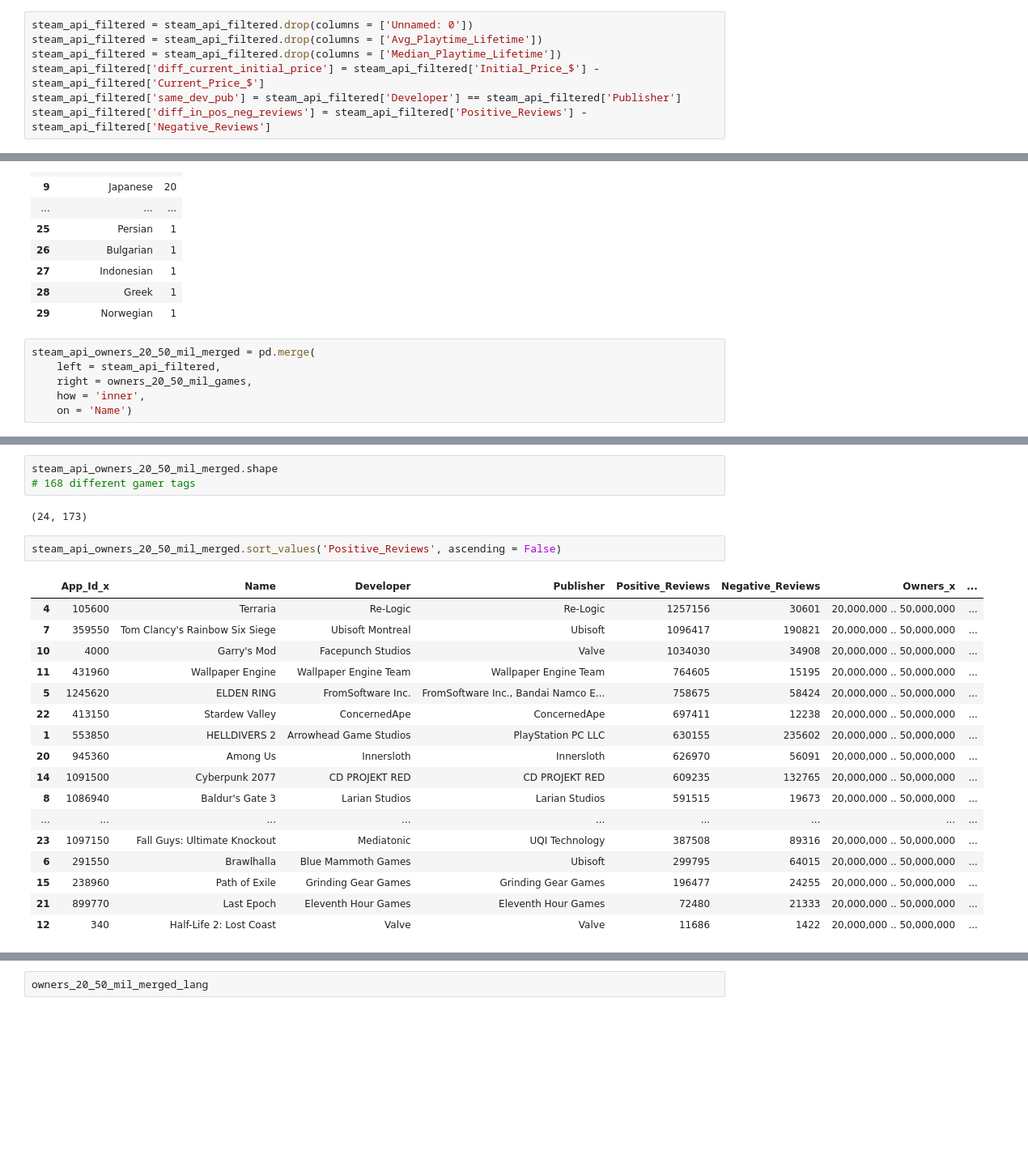
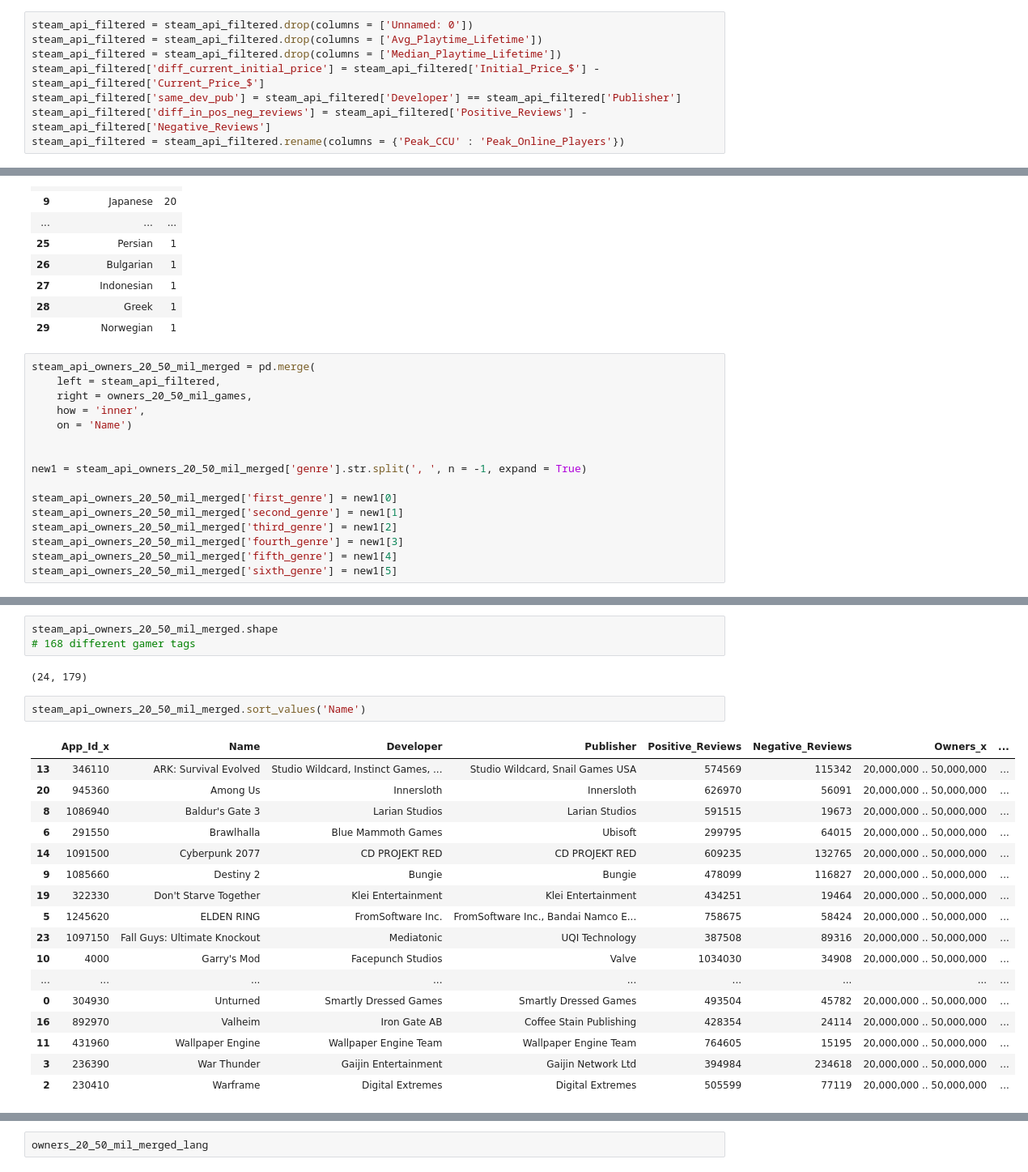
Before and after one commit to barbsjean/Steam_data_analysis, a Jupyter notebook: The Steam Notebook.ipynb, the cells around one changed output, grey strips where cells are left out. Shown at 81% size. Drawn from its saved outputs; the diff is of its cells as text; blank space fills up the shorter version.

```diff
--- a/The Steam Notebook.ipynb
+++ b/The Steam Notebook.ipynb
@@ -143,6 +143,7 @@ steam_api_filtered = steam_api_filtered.drop(columns = ['Median_Playtime_Lifetim
 steam_api_filtered['diff_current_initial_price'] = steam_api_filtered['Initial_Price_$'] - steam_api_filtered['Current_Price_$']
 steam_api_filtered['same_dev_pub'] = steam_api_filtered['Developer'] == steam_api_filtered['Publisher']
 steam_api_filtered['diff_in_pos_neg_reviews'] = steam_api_filtered['Positive_Reviews'] - steam_api_filtered['Negative_Reviews']
+steam_api_filtered = steam_api_filtered.rename(columns = {'Peak_CCU' : 'Peak_Online_Players'})
 # %%
 steam_api_filtered
 # %% [output]
@@ -590,4 +632,14 @@ steam_api_owners_20_50_mil_merged = pd.merge(
     right = owners_20_50_mil_games,
     how = 'inner',
     on = 'Name')
+
+
+new1 = steam_api_owners_20_50_mil_merged['genre'].str.split(', ', n = -1, expand = True)
+
+steam_api_owners_20_50_mil_merged['first_genre'] = new1[0]
+steam_api_owners_20_50_mil_merged['second_genre'] = new1[1]
+steam_api_owners_20_50_mil_merged['third_genre'] = new1[2]
+steam_api_owners_20_50_mil_merged['fourth_genre'] = new1[3]
+steam_api_owners_20_50_mil_merged['fifth_genre'] = new1[4]
+steam_api_owners_20_50_mil_merged['sixth_genre'] = new1[5]
 # %%
@@ -599,24 +648,24 @@ owners_20_50_mil_games[owners_20_50_mil_games['Name'] == "Don't Starve Together"
 steam_api_owners_20_50_mil_merged.shape
 # 168 different gamer tags
 # %% [output]
-(24, 173)
+(24, 179)
 # %%
-steam_api_owners_20_50_mil_merged.sort_values('Positive_Reviews', ascending = False)
+steam_api_owners_20_50_mil_merged.sort_values('Name')
 # %% [output]
 |  | App_Id_x | Name | Developer | Publisher | Positive_Reviews | Negative_Reviews | Owners_x | ... |
-| 4 | 105600 | Terraria | Re-Logic | Re-Logic | 1257156 | 30601 | 20,000,000 .. 50,000,000 | ... |
-| 7 | 359550 | Tom Clancy's Rainbow Six Siege | Ubisoft Montreal | Ubisoft | 1096417 | 190821 | 20,000,000 .. 50,000,000 | ... |
+| 13 | 346110 | ARK: Survival Evolved | Studio Wildcard, Instinct Games, ... | Studio Wildcard, Snail Games USA | 574569 | 115342 | 20,000,000 .. 50,000,000 | ... |
+| 20 | 945360 | Among Us | Innersloth | Innersloth | 626970 | 56091 | 20,000,000 .. 50,000,000 | ... |
+| 8 | 1086940 | Baldur's Gate 3 | Larian Studios | Larian Studios | 591515 | 19673 | 20,000,000 .. 50,000,000 | ... |
+| 6 | 291550 | Brawlhalla | Blue Mammoth Games | Ubisoft | 299795 | 64015 | 20,000,000 .. 50,000,000 | ... |
+| 14 | 1091500 | Cyberpunk 2077 | CD PROJEKT RED | CD PROJEKT RED | 609235 | 132765 | 20,000,000 .. 50,000,000 | ... |
+| 9 | 1085660 | Destiny 2 | Bungie | Bungie | 478099 | 116827 | 20,000,000 .. 50,000,000 | ... |
+| 19 | 322330 | Don't Starve Together | Klei Entertainment | Klei Entertainment | 434251 | 19464 | 20,000,000 .. 50,000,000 | ... |
+| 5 | 1245620 | ELDEN RING | FromSoftware Inc. | FromSoftware Inc., Bandai Namco E... | 758675 | 58424 | 20,000,000 .. 50,000,000 | ... |
+| 23 | 1097150 | Fall Guys: Ultimate Knockout | Mediatonic | UQI Technology | 387508 | 89316 | 20,000,000 .. 50,000,000 | ... |
 | 10 | 4000 | Garry's Mod | Facepunch Studios | Valve | 1034030 | 34908 | 20,000,000 .. 50,000,000 | ... |
+| ... | ... | ... | ... | ... | ... | ... | ... | ... |
+| 0 | 304930 | Unturned | Smartly Dressed Games | Smartly Dressed Games | 493504 | 45782 | 20,000,000 .. 50,000,000 | ... |
+| 16 | 892970 | Valheim | Iron Gate AB | Coffee Stain Publishing | 428354 | 24114 | 20,000,000 .. 50,000,000 | ... |
 | 11 | 431960 | Wallpaper Engine | Wallpaper Engine Team | Wallpaper Engine Team | 764605 | 15195 | 20,000,000 .. 50,000,000 | ... |
-| 5 | 1245620 | ELDEN RING | FromSoftware Inc. | FromSoftware Inc., Bandai Namco E... | 758675 | 58424 | 20,000,000 .. 50,000,000 | ... |
-| 22 | 413150 | Stardew Valley | ConcernedApe | ConcernedApe | 697411 | 12238 | 20,000,000 .. 50,000,000 | ... |
-| 1 | 553850 | HELLDIVERS 2 | Arrowhead Game Studios | PlayStation PC LLC | 630155 | 235602 | 20,000,000 .. 50,000,000 | ... |
-| 20 | 945360 | Among Us | Innersloth | Innersloth | 626970 | 56091 | 20,000,000 .. 50,000,000 | ... |
-| 14 | 1091500 | Cyberpunk 2077 | CD PROJEKT RED | CD PROJEKT RED | 609235 | 132765 | 20,000,000 .. 50,000,000 | ... |
-| 8 | 1086940 | Baldur's Gate 3 | Larian Studios | Larian Studios | 591515 | 19673 | 20,000,000 .. 50,000,000 | ... |
-| ... | ... | ... | ... | ... | ... | ... | ... | ... |
-| 23 | 1097150 | Fall Guys: Ultimate Knockout | Mediatonic | UQI Technology | 387508 | 89316 | 20,000,000 .. 50,000,000 | ... |
-| 6 | 291550 | Brawlhalla | Blue Mammoth Games | Ubisoft | 299795 | 64015 | 20,000,000 .. 50,000,000 | ... |
-| 15 | 238960 | Path of Exile | Grinding Gear Games | Grinding Gear Games | 196477 | 24255 | 20,000,000 .. 50,000,000 | ... |
-| 21 | 899770 | Last Epoch | Eleventh Hour Games | Eleventh Hour Games | 72480 | 21333 | 20,000,000 .. 50,000,000 | ... |
-| 12 | 340 | Half-Life 2: Lost Coast | Valve | Valve | 11686 | 1422 | 20,000,000 .. 50,000,000 | ... |
+| 3 | 236390 | War Thunder | Gaijin Entertainment | Gaijin Network Ltd | 394984 | 234618 | 20,000,000 .. 50,000,000 | ... |
+| 2 | 230410 | Warframe | Digital Extremes | Digital Extremes | 505599 | 77119 | 20,000,000 .. 50,000,000 | ... |
```
Also changed, not shown: parts of 147 cells of this notebook, 3 other files.
